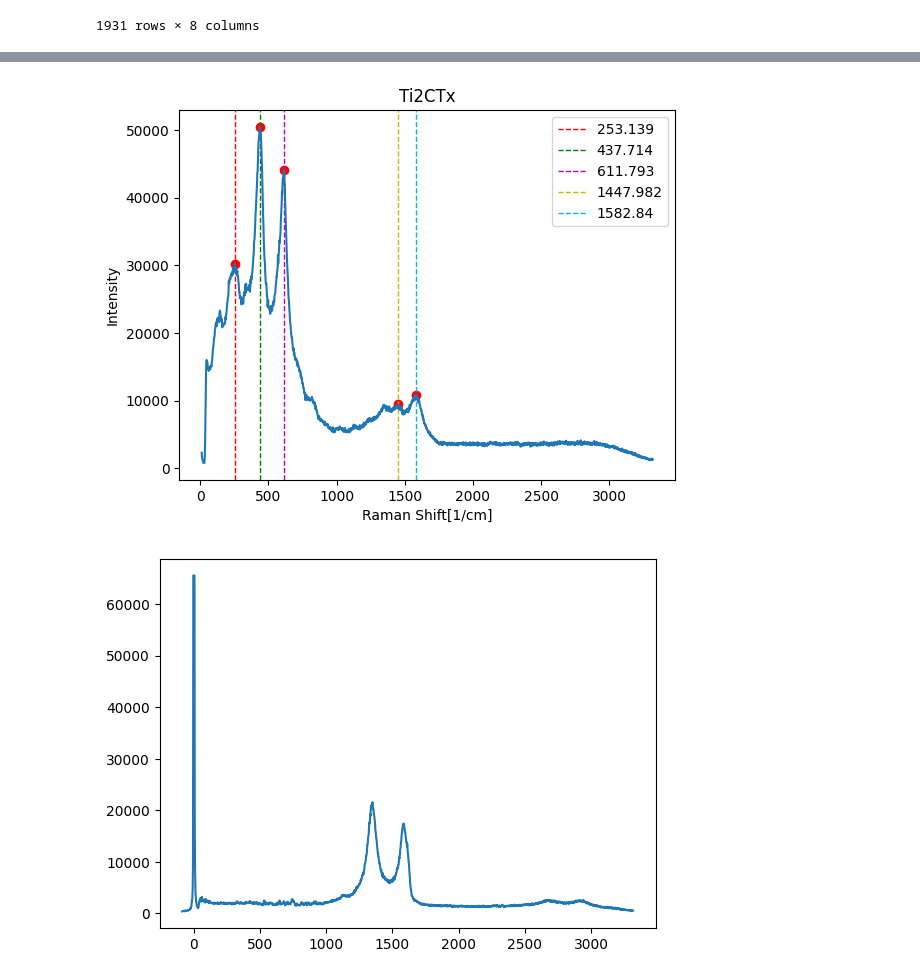
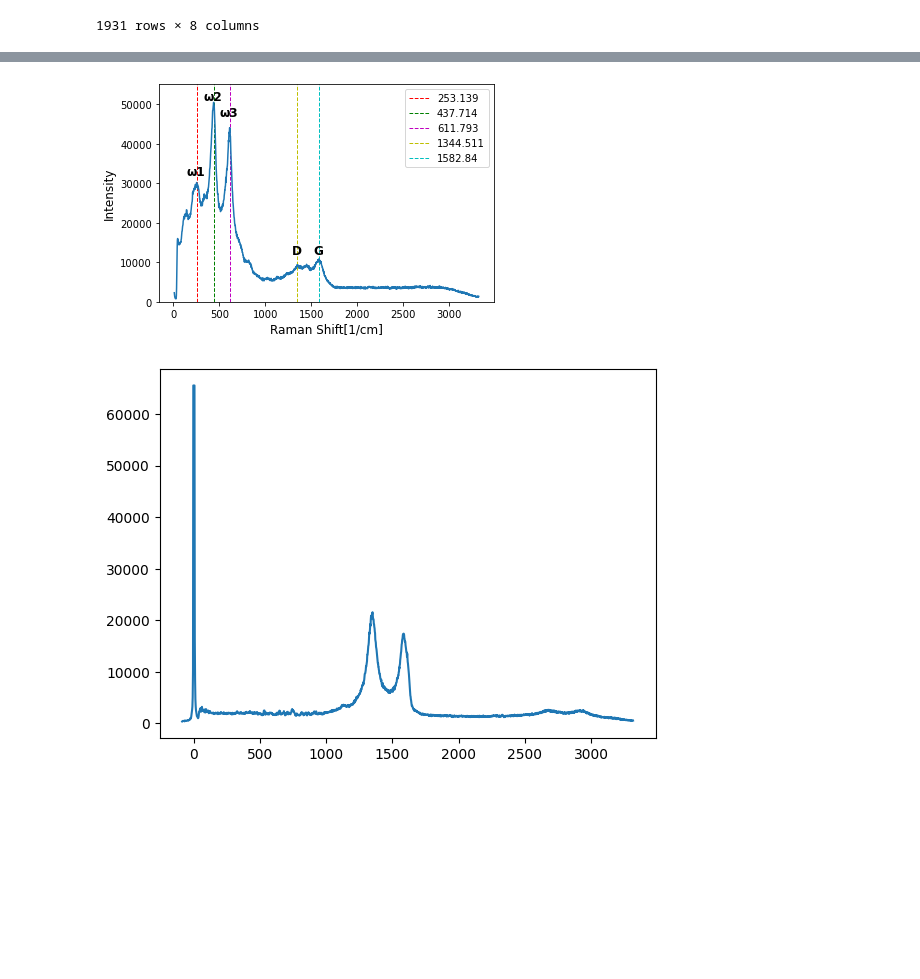
Before and after one commit to Waterbird20/APL2, a Jupyter notebook: images/Raman_analyze.ipynb, the cells around one changed output, grey strips where cells are left out. Drawn from its saved outputs; the diff is of its cells as text; code cells hidden in the pictures; blank space fills up the shorter version.

```diff
--- a/images/Raman_analyze.ipynb
+++ b/images/Raman_analyze.ipynb
@@ -113,23 +118,33 @@ plt.show()
 # %%
 df_filter4 = df[df["X.3"] > 10]
 x4 = np.array(df_filter4["X.3"].tolist())
 y4 = np.array(df_filter4["Y.3"].tolist())
 
-peak4, _ = find_peaks(y4, height=9000, width=20)
-plt.plot(x4[peak4], y4[peak4], 'ro')
+peak4, _ = find_peaks(y4, height=9000, width=10)
 plt.axvline(x=x4[peak4][0],color='r',linestyle='--', linewidth=1, label=str(x4[peak4][0]))
 plt.axvline(x=x4[peak4][1],color='g',linestyle='--', linewidth=1, label=str(x4[peak4][1]))
 plt.axvline(x=x4[peak4][2],color='m',linestyle='--', linewidth=1, label=str(x4[peak4][2]))
 plt.axvline(x=x4[peak4][3],color='y',linestyle='--', linewidth=1, label=str(x4[peak4][3]))
-plt.axvline(x=x4[peak4][4],color='c',linestyle='--', linewidth=1, label=str(x4[peak4][4]))
+plt.axvline(x=x4[peak4][5],color='c',linestyle='--', linewidth=1, label=str(x4[peak4][5]))
+
+plt.text(250,32000,"ω1",weight='bold',ha='center',size=12)
+plt.text(434,51000,"ω2",weight='bold',ha='center',size=12)
+plt.text(608,47000,"ω3",weight='bold',ha='center',size=12)
+plt.text(1341,12000,"D",weight='bold',ha='center',size=12)
+plt.text(1579,12000,"G",weight='bold',ha='center',size=12)
+
 plt.plot(x4,y4)
-plt.ylabel("Intensity")
-plt.xlabel("Raman Shift[1/cm]")
+
+plt.ylim(0,55000)
+
+plt.ylabel("Intensity",size=12)
+plt.xlabel("Raman Shift[1/cm]",size=12)
 plt.legend()
-plt.title("Ti2CTx")
+plt.savefig('Ti2Ctx.png', facecolor='#eeeeee',
+            bbox_inches='tight', pad_inches=0.3)
 plt.show()
 # %% [output]
-[figure, old version]
+[figure, new version]
 # %%
 plt.plot(df["X"],df["Y"])
 plt.show()
```
Also changed, not shown: parts of 4 cells of this notebook, 2 other files.
